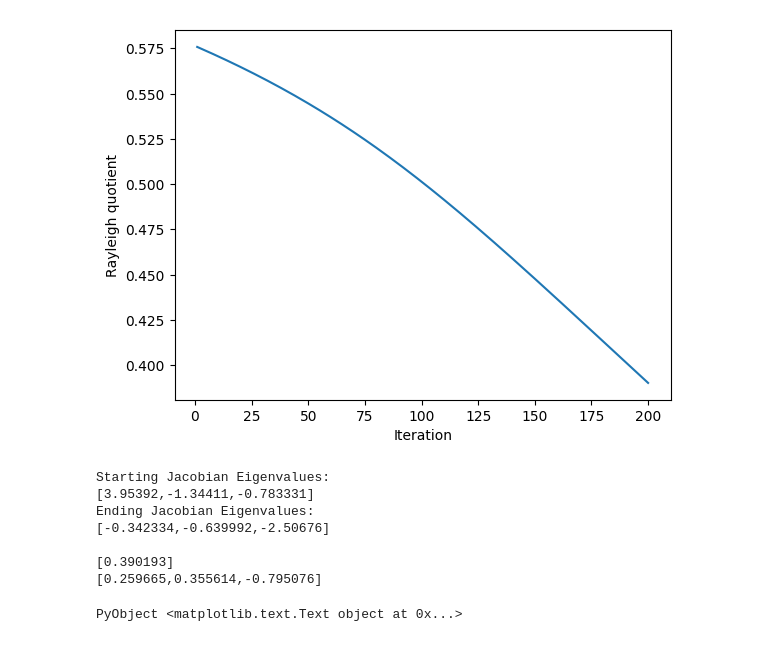
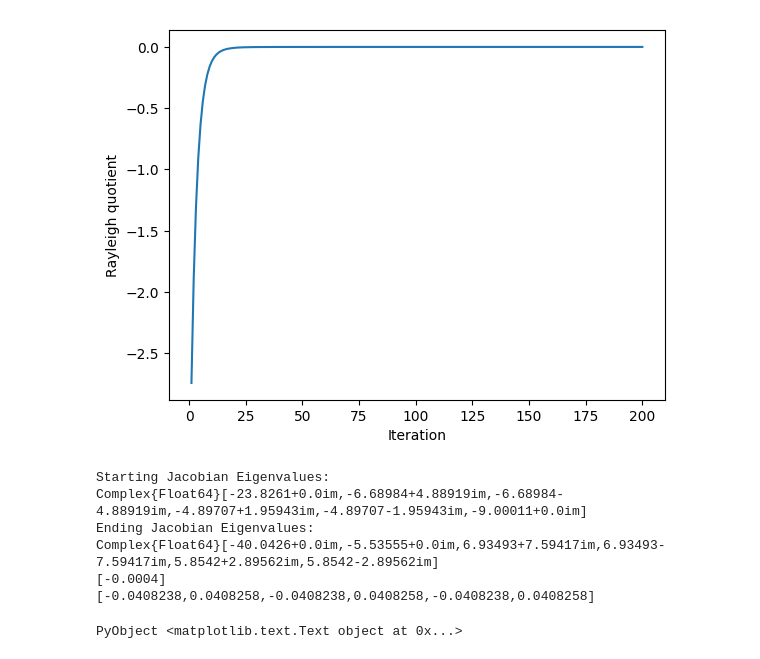
Before and after one commit to erichanslee/tensorz, a Jupyter notebook: TensorTest.ipynb, the cells around one changed output. Saved outputs shown, nothing was run; the diff lists cells and outputs as text; code cells hidden in the pictures.

Commit message:
added hypergraph stuff

```diff
--- a/TensorTest.ipynb
+++ b/TensorTest.ipynb
@@ -36 +26,13 @@ Complex{Float64}[-0.978038+0.41926im,-0.978038-0.41926im,-2.9758+0.0im]
 PyObject <matplotlib.text.Text object at 0x...>
+# %%
+# Example Tensor Given in Literature
+
+T = example_tensor3()
+srand(1) # for consistent results
+histlam = zeros(0)
+
+# Note that the Jacobian Starts off stable and ends stable
+x, val = MPowerIteration(T, k=4, histlam=histlam)
+println(val); println(x)
+plot(1:NUMITERS, histlam[1:NUMITERS])
+xlabel("Iteration"); ylabel("Rayleigh quotient")
@@ -37,13 +43,10 @@ PyObject <matplotlib.text.Text object at 0x...>
+# %%
+x,v = eig(mult3(T,x))
 # %%
-# Random Symmetric Tensor
-
-T = rand_symtensor(3);
-srand(1) # for consistent results
-ntrials = 5
+y = rand(4,1)
+T = 500*bintensor(y)
 histlam = zeros(0)
-
-# Doesn't converge because stepsize is too high
-x, val = dynsys_tensor_eigenvector(T; f = x -> x, k=2, h=.005, histlam=histlam)
+x, val = dynsys_tensor_eigenvector(T; f = x -> x, k=1, h=.01, histlam=histlam, multiplier=1)
 println(val); println(x)
 plot(1:NUMITERS, histlam[1:NUMITERS])
 xlabel("Iteration"); ylabel("Rayleigh quotient")
@@ -59,10 +53,12 @@ PyObject <matplotlib.text.Text object at 0x...>
 # %%
-# Random Symmetric Tensor
-srand(1) # for consistent results
+include("hypergraph.jl")
+include("helpers.jl")
+T = hyper4test();
+T = -1*T;
 histlam = zeros(0)
-
-# Smaller Stepsize necessary due to stiffness of ODE?
-x, val = dynsys_tensor_eigenvector(T; f = x -> x, k=2, h=.001, histlam=histlam)
+xinit = [-1, 1, -1, 1, -1, 1];
+x, val = dynsys_tensor_eigenvector(T; xinit=xinit, f = x -> x, k=1, h=.01, histlam=histlam, multiplier=1)
+#x, val = MPowerIteration(T; f = x -> x, k=6,histlam=histlam)
 println(val); println(x)
 plot(1:NUMITERS, histlam[1:NUMITERS])
 xlabel("Iteration"); ylabel("Rayleigh quotient")
@@ -70,9 +81,8 @@ xlabel("Iteration"); ylabel("Rayleigh quotient")
-[figure, old version]
+[figure, new version]
-Starting Jacobian Eigenvalues:
-[3.95392,-1.34411,-0.783331]
-Ending Jacobian Eigenvalues:
-[-0.342334,-0.639992,-2.50676]
-
-[0.390193]
-[0.259665,0.355614,-0.795076]
-PyObject <matplotlib.text.Text object at 0x...>
+Starting Jacobian Eigenvalues:
+Complex{Float64}[-23.8261+0.0im,-6.68984+4.88919im,-6.68984-4.88919im,-4.89707+1.95943im,-4.89707-1.95943im,-9.00011+0.0im]
+Ending Jacobian Eigenvalues:
+Complex{Float64}[-40.0426+0.0im,-5.53555+0.0im,6.93493+7.59417im,6.93493-7.59417im,5.8542+2.89562im,5.8542-2.89562im]
+[-0.0004]
+[-0.0408238,0.0408258,-0.0408238,0.0408258,-0.0408238,0.0408258]
+PyObject <matplotlib.text.Text object at 0x...>
```
Also changed, not shown: parts of 8 cells of this notebook, 2 other files.
